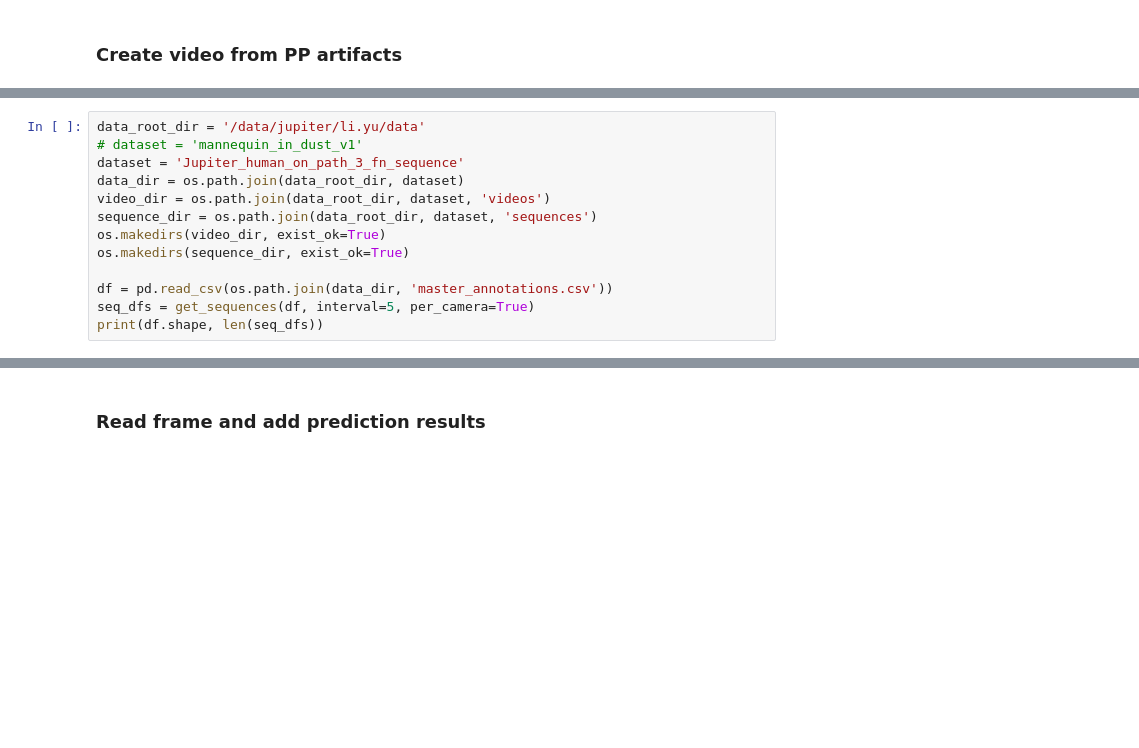
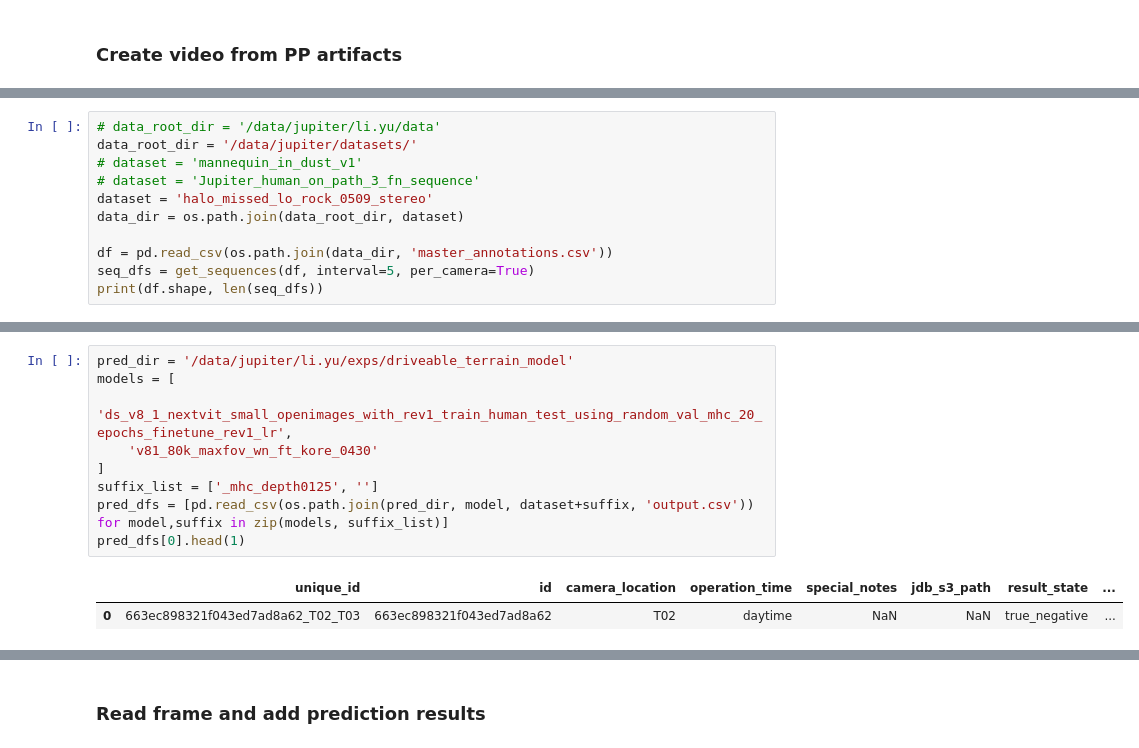
Before and after one commit to liyubrt/notebooks, a Jupyter notebook: create_video.ipynb, the cells around one changed output, grey strips where cells are left out. Saved outputs shown, nothing was run; the diff lists cells and outputs as text; blank space fills up the shorter version.

Commit message:
compare model performance on the failure case of rock and backpack

```diff
--- a/create_video.ipynb
+++ b/create_video.ipynb
@@ -591,12 +604,10 @@ def add_text(frame, txt_row):
 # %%
-data_root_dir = '/data/jupiter/li.yu/data'
+# data_root_dir = '/data/jupiter/li.yu/data'
+data_root_dir = '/data/jupiter/datasets/'
 # dataset = 'mannequin_in_dust_v1'
-dataset = 'Jupiter_human_on_path_3_fn_sequence'
+# dataset = 'Jupiter_human_on_path_3_fn_sequence'
+dataset = 'halo_missed_lo_rock_0509_stereo'
 data_dir = os.path.join(data_root_dir, dataset)
-video_dir = os.path.join(data_root_dir, dataset, 'videos')
-sequence_dir = os.path.join(data_root_dir, dataset, 'sequences')
-os.makedirs(video_dir, exist_ok=True)
-os.makedirs(sequence_dir, exist_ok=True)
 
 df = pd.read_csv(os.path.join(data_dir, 'master_annotations.csv'))
 seq_dfs = get_sequences(df, interval=5, per_camera=True)
@@ -638,0 +657,12 @@ for si, seq_df in enumerate(seq_dfs):
+# %%
+pred_dir = '/data/jupiter/li.yu/exps/driveable_terrain_model'
+models = [
+    'ds_v8_1_nextvit_small_openimages_with_rev1_train_human_test_using_random_val_mhc_20_epochs_finetune_rev1_lr',
+    'v81_80k_maxfov_wn_ft_kore_0430'
+]
+suffix_list = ['_mhc_depth0125', '']
+pred_dfs = [pd.read_csv(os.path.join(pred_dir, model, dataset+suffix, 'output.csv')) for model,suffix in zip(models, suffix_list)]
+pred_dfs[0].head(1)
+# %% [output]
+|  | unique_id | id | camera_location | operation_time | special_notes | jdb_s3_path | result_state | ... |
+| 0 | 663ec898321f043ed7ad8a62_T02_T03 | 663ec898321f043ed7ad8a62 | T02 | daytime | NaN | NaN | true_negative | ... |
```
Also changed, not shown: parts of 10 cells of this notebook.
